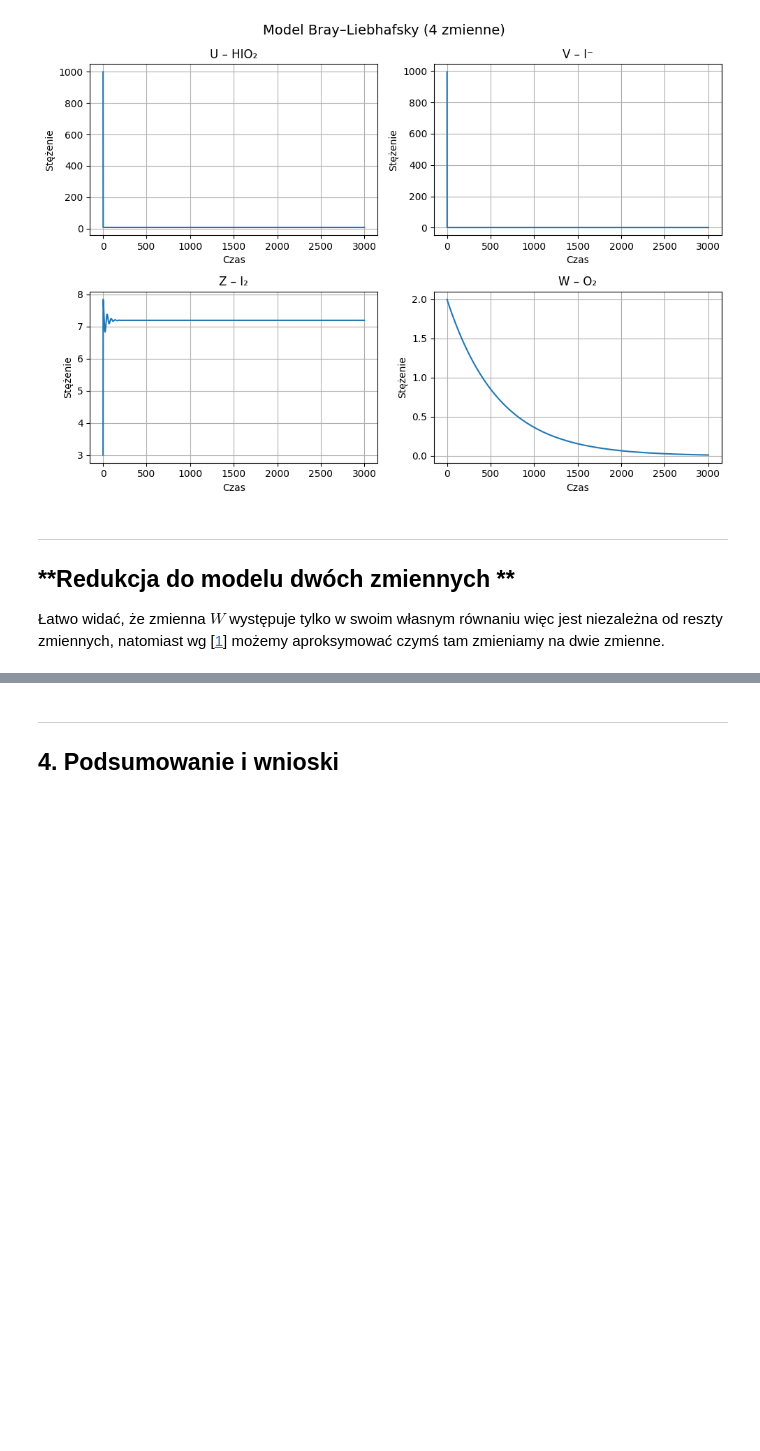
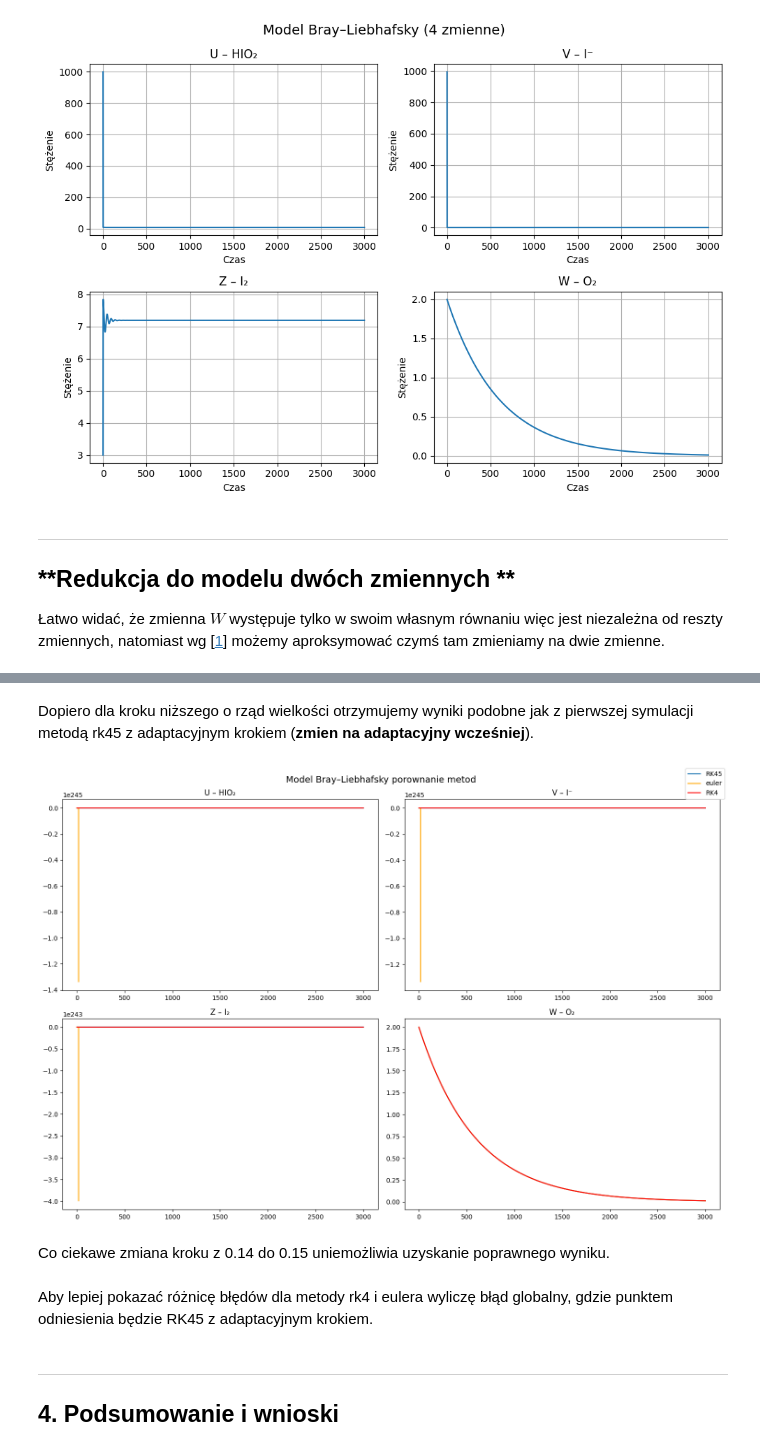
Before and after one commit to Karol-Garbaczewski/Kinetyka-Chemiczna---reakcja-Braya-Liebhafski-ego, a Jupyter notebook: main.ipynb, the cells around one changed output, grey strips where cells are left out. Drawn from its saved outputs; the diff is of its cells as text; code cells hidden in the pictures; blank space fills up the shorter version.

```diff
--- a/main.ipynb
+++ b/main.ipynb
@@ -322,3 +452,13 @@ W tej części pokażemy jak różnią się rozwiązania równań w zależności
+# %% [markdown]
+Dopiero dla kroku niższego o rząd wielkości otrzymujemy wyniki podobne jak z pierwszej symulacji metodą rk45 z adaptacyjnym krokiem (**zmien na adaptacyjny wcześniej**).
+# %%
+bl_model_comparssion(U0, V0, Z0, W0, R1, R2, R3, R4, R5, R6, R7, step=0.015, t_max=3000)
+# %% [output]
+[figure, added]
+# %% [markdown]
+Co ciekawe zmiana kroku z 0.14 do 0.15 uniemożliwia uzyskanie poprawnego wyniku.
+# %% [markdown]
+Aby lepiej pokazać różnicę błędów dla metody rk4 i eulera wyliczę błąd globalny, gdzie punktem odniesienia będzie RK45 z adaptacyjnym krokiem.
 # %% [markdown]
 ***
 ## **4. Podsumowanie i wnioski**
```
Also changed, not shown: parts of 9 cells of this notebook.
